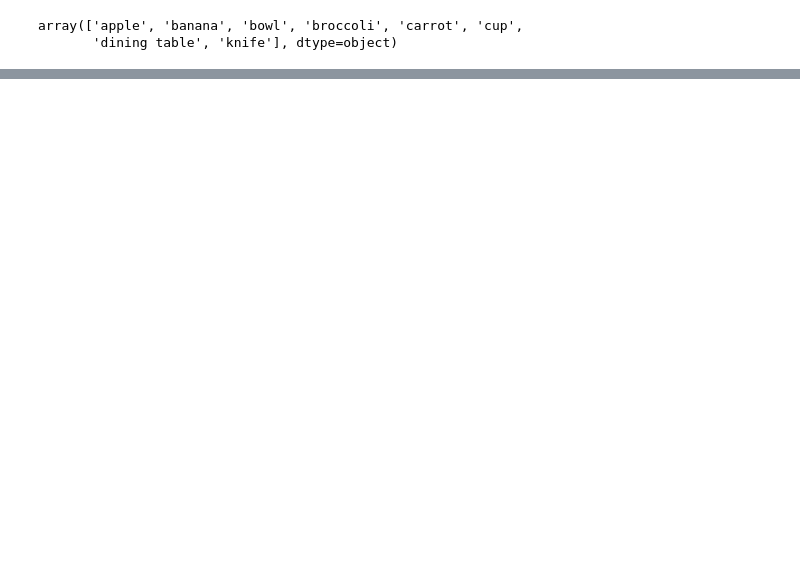
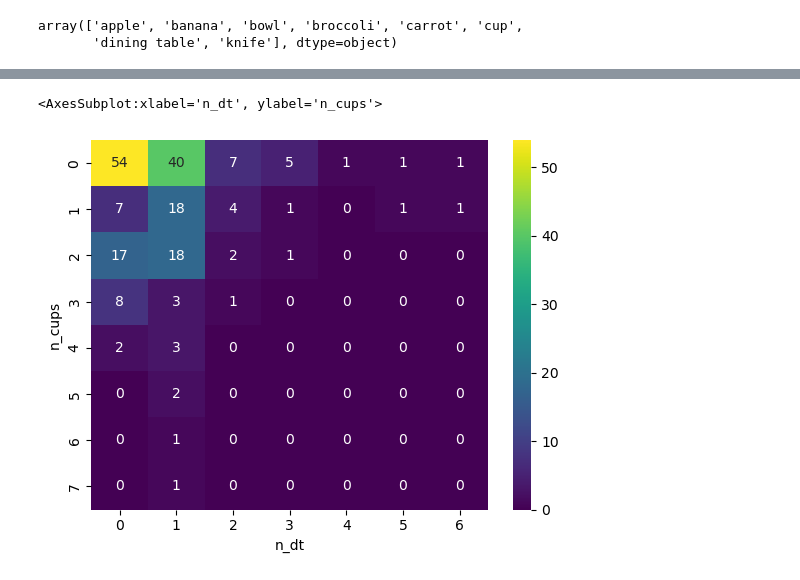
Before and after one commit to jaidevd/obj-detection-stratification, a Jupyter notebook: coco/sampling.ipynb, the cells around one changed output, grey strips where cells are left out. Saved outputs shown, nothing was run; the diff lists cells and outputs as text; code cells hidden in the pictures; blank space fills up the shorter version.

```diff
--- a/coco/sampling.ipynb
+++ b/coco/sampling.ipynb
@@ -42,0 +62,6 @@ pd.Series(n_objs).hist(bins=20)
+# %%
+ct = pd.crosstab(index=df['n_cups'], columns=df['n_dt'])
+sns.heatmap(ct, annot=True, cmap=plt.cm.viridis)
+# %% [output]
+<AxesSubplot:xlabel='n_dt', ylabel='n_cups'>
+[figure, added]
```
Also changed, not shown: parts of 30 cells of this notebook, 6 other files.
